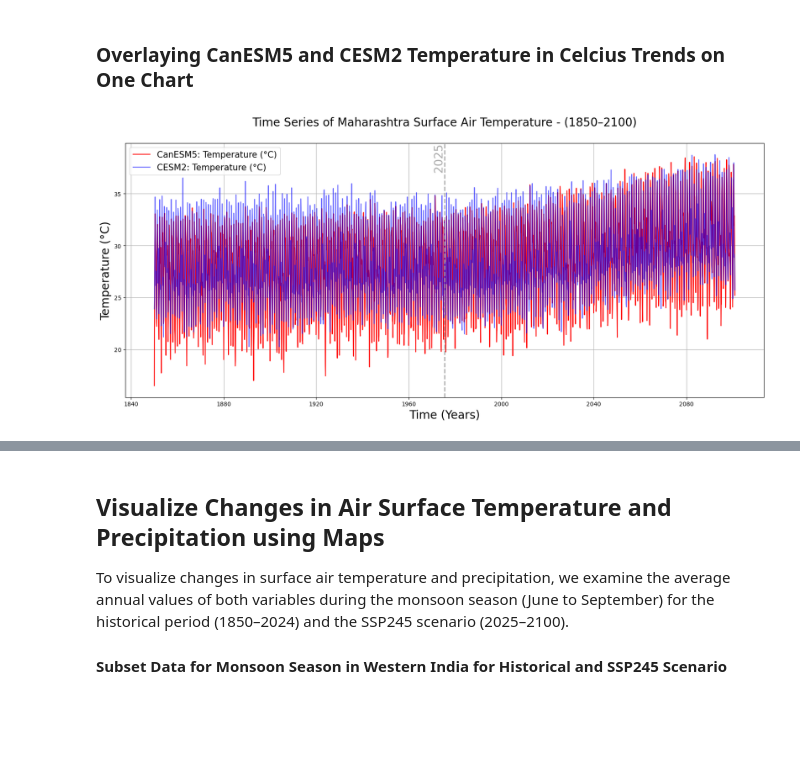
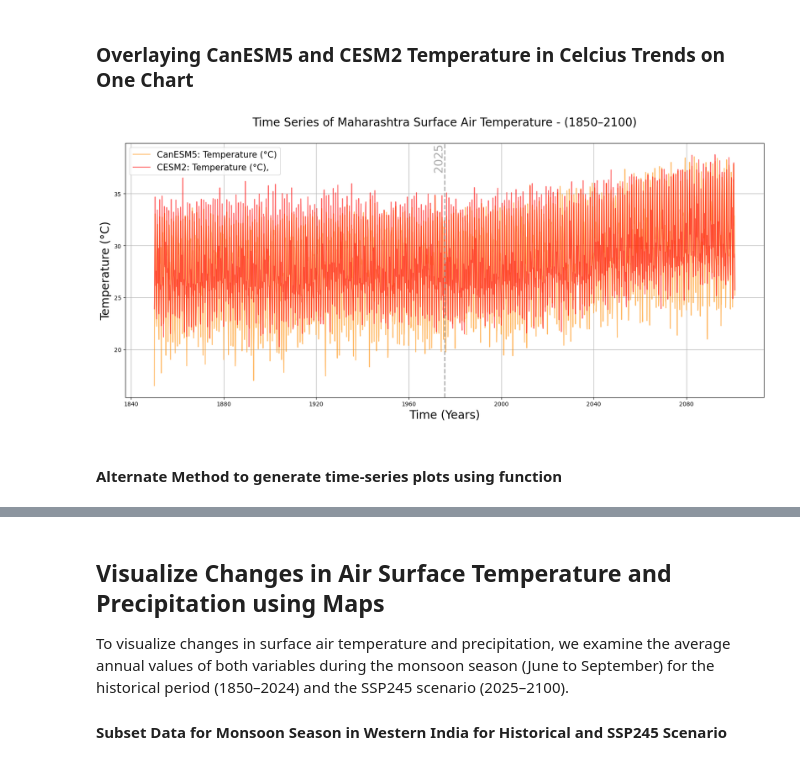
Before and after one commit to nmoraescommit/EDS296_final-mini-project, a Jupyter notebook: EDS296-final.ipynb, the cells around one changed output, grey strips where cells are left out. Drawn from its saved outputs; the diff is of its cells as text; code cells hidden in the pictures; blank space fills up the shorter version.

Commit message:
Improved time series visualizations; updated images of Maharashtra

```diff
--- a/EDS296-final.ipynb
+++ b/EDS296-final.ipynb
@@ -145,13 +153,13 @@ kg m-2 s-1 K
 # Concatenate stored data of historical and 245 scenarios - for both models and atmospheric variables
 
 # CanESM5
-CAN_pr = xr.concat([CAN_hist_pr, CAN_245_pr], dim="time")
-CAN_tas = xr.concat([CAN_hist_tas, CAN_245_tas], dim="time")
+CAN_pr_data = xr.concat([CAN_hist_pr, CAN_245_pr], dim="time")
+CAN_tas_data = xr.concat([CAN_hist_tas, CAN_245_tas], dim="time")
 
 
 # CESM2
-CESM_pr = xr.concat([CESM_hist_pr, CESM_245_pr], dim="time")
-CESM_tas = xr.concat([CESM_hist_tas, CESM_245_tas], dim="time")
+CESM_pr_data = xr.concat([CESM_hist_pr, CESM_245_pr], dim="time")
+CESM_tas_data = xr.concat([CESM_hist_tas, CESM_245_tas], dim="time")
 # %% [markdown]
 ### Compute metrics based on extracted data
 # %% [markdown]
@@ -159,19 +167,19 @@ CESM_tas = xr.concat([CESM_hist_tas, CESM_245_tas], dim="time")
 # %%
 # Compute change in precipitation and temperature over time for historical and 245 scenarios
 # CanESM5
-CAN_pr_time = CAN_pr.time.astype("datetime64[ns]")
-CAN_tas_time = CAN_tas.time.astype("datetime64[ns]")
+CAN_pr_time = CAN_pr_data.time.astype("datetime64[ns]")
+CAN_tas_time = CAN_tas_data.time.astype("datetime64[ns]")
 
 # Define logical mask: True when lat/lon inside the valid ranges, False elsewhere
-CAN_pr_lat = (CAN_pr.lat >= lat_min) & (CAN_pr.lat <= lat_max)
-CAN_pr_lon = (CAN_pr.lon >= lon_min) & (CAN_pr.lon <= lon_max)
+CAN_pr_lat = (CAN_pr_data.lat >= lat_min) & (CAN_pr_data.lat <= lat_max)
+CAN_pr_lon = (CAN_pr_data.lon >= lon_min) & (CAN_pr_data.lon <= lon_max)
 
-CAN_tas_lat = (CAN_tas.lat >= lat_min) & (CAN_tas.lat <= lat_max)
-CAN_tas_lon = (CAN_tas.lon >= lon_min) & (CAN_tas.lon <= lon_max)
+CAN_tas_lat = (CAN_tas_data.lat >= lat_min) & (CAN_tas_data.lat <= lat_max)
+CAN_tas_lon = (CAN_tas_data.lon >= lon_min) & (CAN_tas_data.lon <= lon_max)
 
 # Find points where the mask value is True, drop all other points
-CAN_pr = CAN_pr.where(CAN_pr_lat & CAN_pr_lon, drop=True)
-CAN_tas = CAN_tas.where(CAN_tas_lat & CAN_tas_lon, drop=True)
+CAN_pr = CAN_pr_data.where(CAN_pr_lat & CAN_pr_lon, drop=True)
+CAN_tas = CAN_tas_data.where(CAN_tas_lat & CAN_tas_lon, drop=True)
 
 # Average over lat, lon dimensions to get a time series
 CAN_pr = CAN_pr.mean(dim=["lat", "lon"])
@@ -181,19 +189,19 @@ CAN_tas = CAN_tas.mean(dim=["lat", "lon"])
 # %%
 # Compute change in precipitation and temperature over time for historical and 245 scenarios
 # CESM2
-CESM_pr_time = CESM_pr.time.astype("datetime64[ns]")
-CESM_tas_time = CESM_tas.time.astype("datetime64[ns]")
+CESM_pr_time = CESM_pr_data.time.astype("datetime64[ns]")
+CESM_tas_time = CESM_tas_data.time.astype("datetime64[ns]")
 
 # Define logical mask: True when lat/lon inside the valid ranges, False elsewhere
-CESM_pr_lat = (CESM_pr.lat >= lat_min) & (CESM_pr.lat <= lat_max)
-CESM_pr_lon = (CESM_pr.lon >= lon_min) & (CESM_pr.lon <= lon_max)
+CESM_pr_lat = (CESM_pr_data.lat >= lat_min) & (CESM_pr_data.lat <= lat_max)
+CESM_pr_lon = (CESM_pr_data.lon >= lon_min) & (CESM_pr_data.lon <= lon_max)
 
-CESM_tas_lat = (CESM_tas.lat >= lat_min) & (CESM_tas.lat <= lat_max)
-CESM_tas_lon = (CESM_tas.lon >= lon_min) & (CESM_tas.lon <= lon_max)
+CESM_tas_lat = (CESM_tas_data.lat >= lat_min) & (CESM_tas_data.lat <= lat_max)
+CESM_tas_lon = (CESM_tas_data.lon >= lon_min) & (CESM_tas_data.lon <= lon_max)
 
 # Find points where the mask value is True, drop all other points
-CESM_pr = CESM_pr.where(CESM_pr_lat & CESM_pr_lon, drop=True)
-CESM_tas = CESM_tas.where(CESM_tas_lat & CESM_tas_lon, drop=True)
+CESM_pr = CESM_pr_data.where(CESM_pr_lat & CESM_pr_lon, drop=True)
+CESM_tas = CESM_tas_data.where(CESM_tas_lat & CESM_tas_lon, drop=True)
 
 # Average over lat, lon dimensions to get a time series
 CESM_pr = CESM_pr.mean(dim=["lat", "lon"])
@@ -241,37 +300,39 @@ CESM_time_np = CESM_tas_time.values
 # %%
 fig, ax = plt.subplots(figsize=(20, 8))
 # Plot surface air temperature for CanESM5 model
-ax.plot(CAN_time_np, CAN_tas_np, label="CanESM5: Temperature (°C)", color="red")
+ax.plot(CAN_time_np, CAN_tas_np, label="CanESM5: Temperature (°C)", color="darkorange", alpha=0.6)
 # Plot surface air temperature for CESM2 model
-ax.plot(CESM_time_np, CESM_tas_np, label="CESM2: Temperature (°C), ", color="blue", alpha=0.6)
+ax.plot(CESM_time_np, CESM_tas_np, label="CESM2: Temperature (°C), ", color="red", alpha=0.6)
 
 ax.axvline(x=2025, color="darkgrey", linestyle="--", linewidth=2)
 ax.set_title(
     "Time Series of Maharashtra Surface Air Temperature - (1850–2100)",
     fontsize=20,
     pad=30  # Increase to add more space
 )
 
 ax.set_xlabel("Time (Years)", fontsize=20)
 ax.set_ylabel("Temperature (°C)", fontsize=20)
 ax.legend(fontsize=15)
 
 # Add a vertical label for the line
 ax.text(
     2025,                # x position (same as line)
     ax.get_ylim()[1],    # y position (top of y-axis)
     "2025",              # text
     rotation=90,         # vertical text
     verticalalignment='top',
     horizontalalignment='right',
     color="darkgrey",
     fontsize=20
 )
 
 ax.grid()
 plt.show()
 # %% [output]
-[figure, old version]
+[figure, new version]
+# %% [markdown]
+#### Alternate Method to generate time-series plots using function
 # %%
 # Create a function to plot time series
 def plot_climate_time_series(
```
Also changed, not shown: parts of 15 cells of this notebook, 2 other files.
